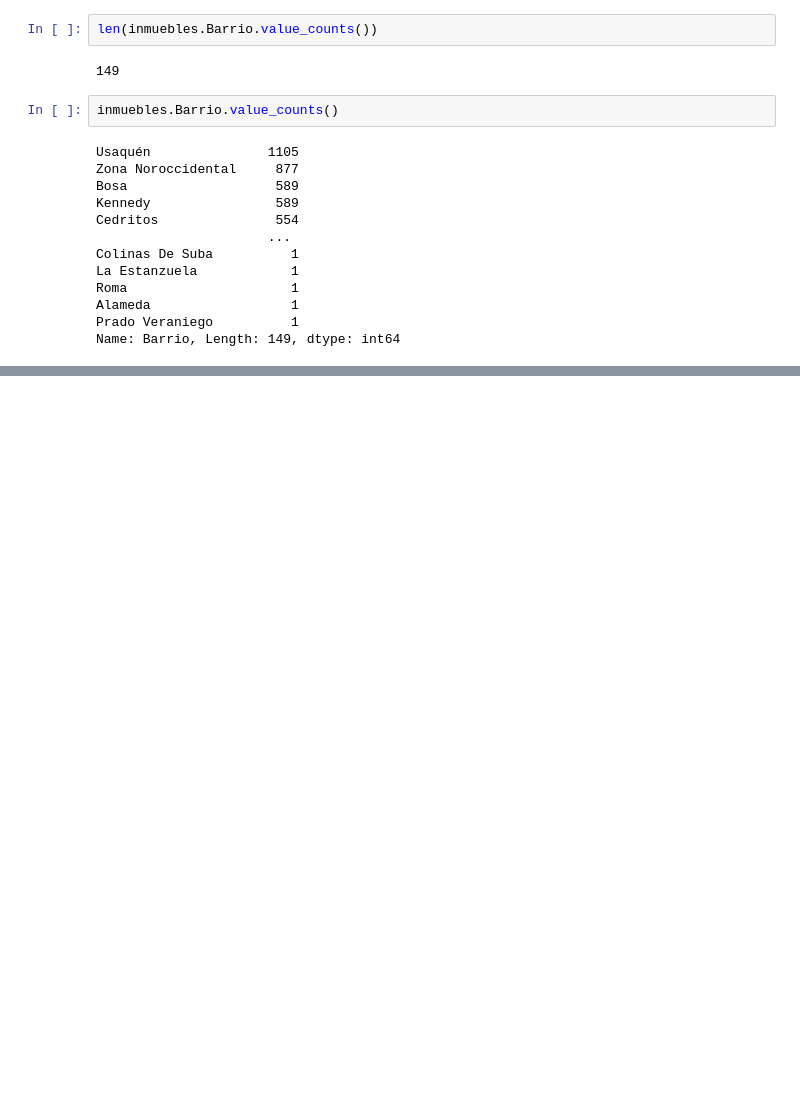
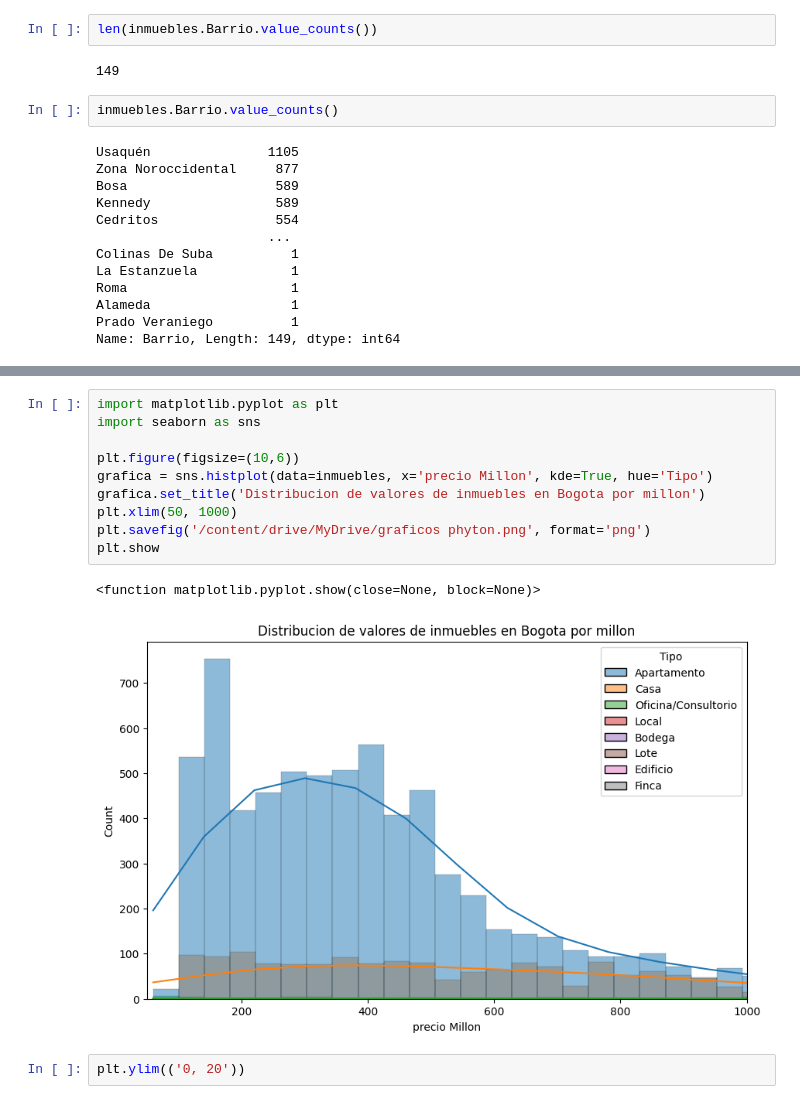
Before and after one commit to GOoD-Idea-Alex/Phyton-colab-pandas, a Jupyter notebook: inmersion_datos_alura.ipynb, the cells around one changed output, grey strips where cells are left out. Drawn from its saved outputs; the diff is of its cells as text; blank space fills up the shorter version.

```diff
--- a/inmersion_datos_alura.ipynb
+++ b/inmersion_datos_alura.ipynb
@@ -193,0 +408,15 @@ inmuebles_barrio.head(10).plot.bar()
+# %%
+import matplotlib.pyplot as plt
+import seaborn as sns
+
+plt.figure(figsize=(10,6))
+grafica = sns.histplot(data=inmuebles, x='precio Millon', kde=True, hue='Tipo')
+grafica.set_title('Distribucion de valores de inmuebles en Bogota por millon')
+plt.xlim(50, 1000)
+plt.savefig('/content/drive/MyDrive/graficos phyton.png', format='png')
+plt.show
+# %% [output]
+<function matplotlib.pyplot.show(close=None, block=None)>
+[figure, added]
+# %%
+plt.ylim(('0, 20'))
```
Also changed, not shown: parts of 26 cells of this notebook.
